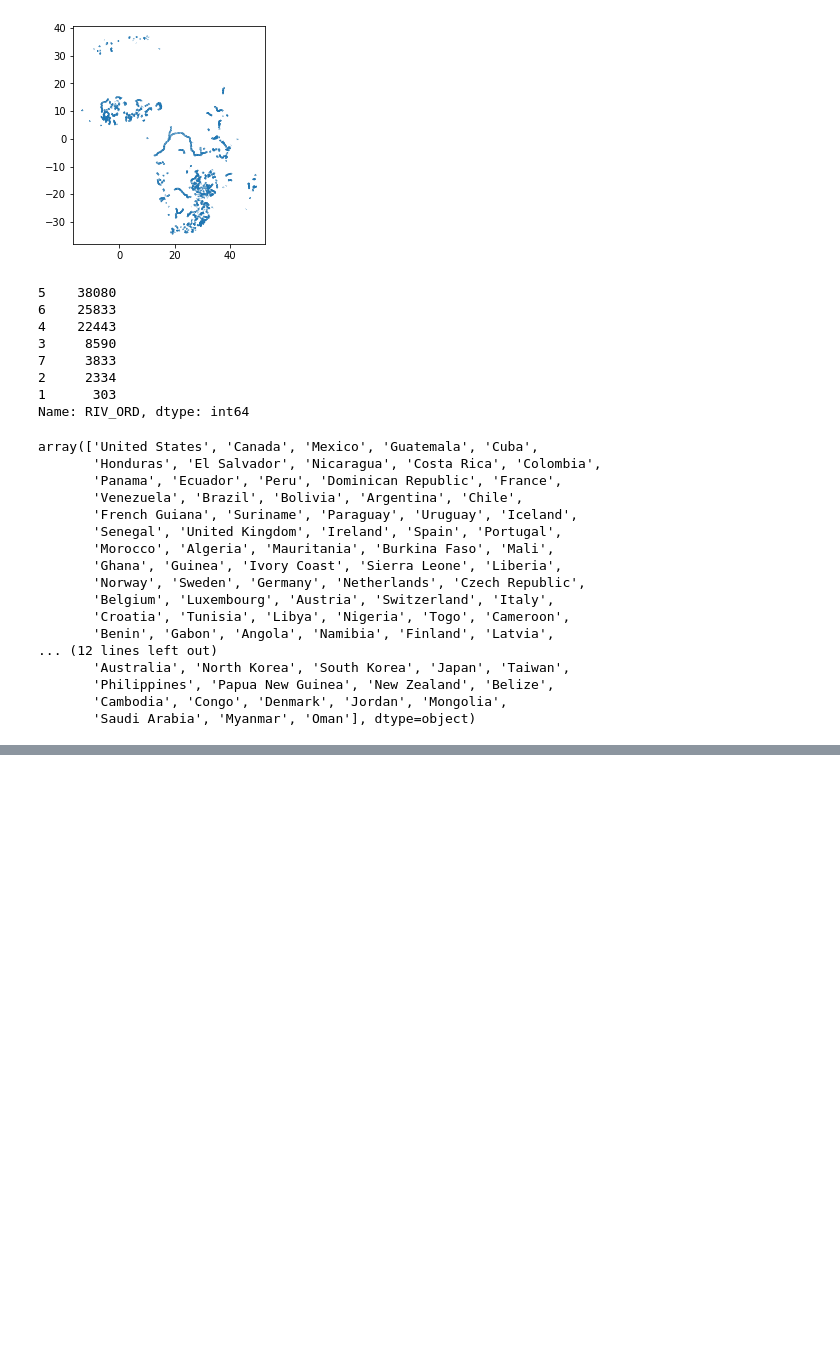
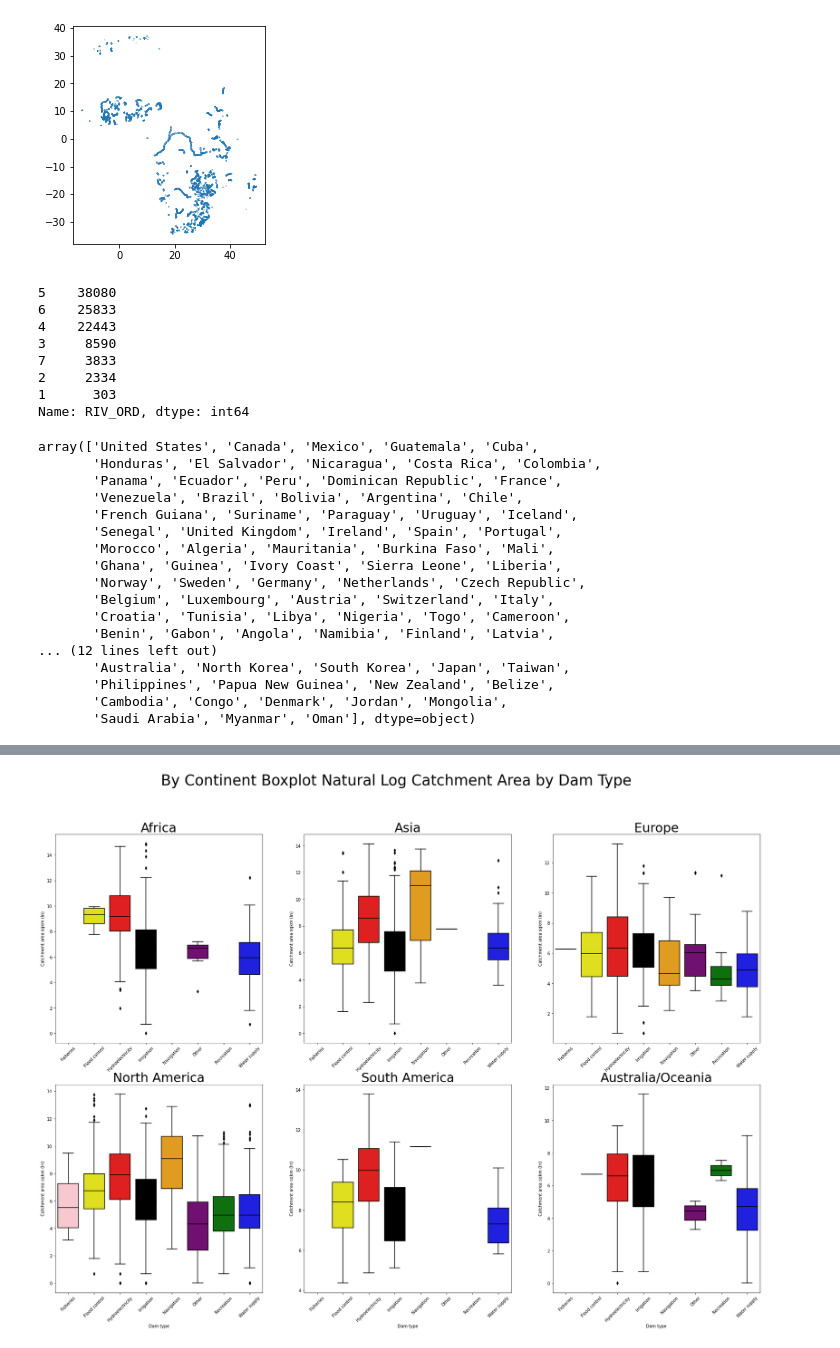
Before and after one commit to brianpinke/ea-2021-final-project-dam-project, a Jupyter notebook: brian.ipynb, the cells around one changed output, grey strips where cells are left out. Saved outputs shown, nothing was run; the diff lists cells and outputs as text; code cells hidden in the pictures; blank space fills up the shorter version.

Commit message:
added boxplots and fixed barplots

```diff
--- a/brian.ipynb
+++ b/brian.ipynb
@@ -370,12 +383,12 @@ plt.show
 # %%
-dam_africa.reset_index()
-for ctype, dam_africa in dam_africa.groupby("MAIN_USE"):
-    print(ctype)
-dam_africa2
+# dam_africa.reset_index()
+# for ctype, dam_africa in dam_africa.groupby("MAIN_USE"):
+#     print(ctype)
+# dam_africa2
 # %%
-dam_africa = grand_plot_locations[grand_plot_locations['COUNTRY'].isin(africa_country)].groupby("MAIN_USE").count().reset_index()
-dam_asia = grand_plot_locations[grand_plot_locations['COUNTRY'].isin(asia_country)].groupby("MAIN_USE").count()
-dam_europe = grand_plot_locations[grand_plot_locations['COUNTRY'].isin(europe_country)].groupby("MAIN_USE").count()
-dam_namerica = grand_plot_locations[grand_plot_locations['COUNTRY'].isin(namerica_country)].groupby("MAIN_USE").count()
-dam_samerica = grand_plot_locations[grand_plot_locations['COUNTRY'].isin(namerica_country)].groupby("MAIN_USE").count()
-dam_oceania = grand_plot_locations[grand_plot_locations['COUNTRY'].isin(namerica_country)].groupby("MAIN_USE").count()
+# dam_africa = grand_plot_locations[grand_plot_locations['COUNTRY'].isin(africa_country)].groupby("MAIN_USE").count().reset_index()
+# dam_asia = grand_plot_locations[grand_plot_locations['COUNTRY'].isin(asia_country)].groupby("MAIN_USE").count()
+# dam_europe = grand_plot_locations[grand_plot_locations['COUNTRY'].isin(europe_country)].groupby("MAIN_USE").count()
+# dam_namerica = grand_plot_locations[grand_plot_locations['COUNTRY'].isin(namerica_country)].groupby("MAIN_USE").count()
+# dam_samerica = grand_plot_locations[grand_plot_locations['COUNTRY'].isin(namerica_country)].groupby("MAIN_USE").count()
+# dam_oceania = grand_plot_locations[grand_plot_locations['COUNTRY'].isin(namerica_country)].groupby("MAIN_USE").count()
@@ -381,0 +430,74 @@ dam_oceania = grand_plot_locations[grand_plot_locations['COUNTRY'].isin(namerica
+# %%
+# Processing for all df for boxplots
+
+dam_africa['ln_CATCH_SKM'] = np.log(dam_africa['CATCH_SKM'])
+dam_africa = dam_africa.sort_values('MAIN_USE')
+
+dam_asia['ln_CATCH_SKM'] = np.log(dam_asia['CATCH_SKM'])
+dam_asia = dam_asia.sort_values('MAIN_USE')
+
+dam_europe['ln_CATCH_SKM'] = np.log(dam_europe['CATCH_SKM'])
+dam_europe = dam_europe.sort_values('MAIN_USE')
+
+dam_namerica['ln_CATCH_SKM'] = np.log(dam_namerica['CATCH_SKM'])
+dam_namerica = dam_namerica.sort_values('MAIN_USE')
+
+dam_samerica['ln_CATCH_SKM'] = np.log(dam_samerica['CATCH_SKM'])
+dam_samerica = dam_samerica.sort_values('MAIN_USE')
+
+dam_oceania['ln_CATCH_SKM'] = np.log(dam_oceania['CATCH_SKM'])
+dam_oceania = dam_oceania.sort_values('MAIN_USE')
+
+# Colors
+dam_color = {'Irrigation': 'black',
+            'Hydroelectricity': 'red',
+            'Water supply': 'blue',
+            'Flood control': 'yellow',
+            'Recreation': 'green',
+            'Other': 'purple',
+            'Navigation': 'orange',
+            'Fisheries': 'pink',
+            'Unknown': 'magenta'}
+
+# Create boxplot supfig
+fig, ((ax1, ax2, ax3), (ax4, ax5, ax6)) = plt.subplots(ncols=3, nrows=2, figsize=(30, 20))
+fig.suptitle("By Continent Boxplot Natural Log Catchment Area by Dam Type", fontsize = 35)
+
+# Create plots
+sns.boxplot(x="MAIN_USE", y="ln_CATCH_SKM", data=dam_africa, palette= dam_color, ax=ax1)
+ax1.xaxis.set_tick_params(rotation=45)
+ax1.set(xlabel="", ylabel="Catchment area sqkm (ln)")
+ax1.set_title('Africa', fontsize=30)
+
+sns.boxplot(x="MAIN_USE", y="ln_CATCH_SKM", data=dam_asia, palette= dam_color, ax=ax2)
+ax2.xaxis.set_tick_params(rotation=45)
+ax2.set(xlabel="", ylabel="Catchment area sqkm (ln)")
+ax2.set_title('Asia', fontsize=30)
+
+sns.boxplot(x="MAIN_USE", y="ln_CATCH_SKM", data=dam_europe, palette= dam_color, ax=ax3)
+ax3.xaxis.set_tick_params(rotation=45)
+ax3.set(xlabel="", ylabel="Catchment area sqkm (ln)")
+ax3.set_title('Europe', fontsize=30)
+
+sns.boxplot(x="MAIN_USE", y="ln_CATCH_SKM", data=dam_namerica, palette= dam_color, ax=ax4)
+ax4.xaxis.set_tick_params(rotation=45)
+ax4.set(xlabel="Dam type",
+       ylabel="Catchment area sqkm (ln)")
+ax4.set_title('North America', fontsize=30)
+
+sns.boxplot(x="MAIN_USE", y="ln_CATCH_SKM", data=dam_samerica, palette= dam_color, ax=ax5)
+ax5.xaxis.set_tick_params(rotation=45)
+ax5.set(xlabel="Dam type",
+       ylabel="Catchment area sqkm (ln)")
+ax5.set_title('South America', fontsize=30)
+
+sns.boxplot(x="MAIN_USE", y="ln_CATCH_SKM", data=dam_oceania, palette= dam_color, ax=ax6)
+ax6.xaxis.set_tick_params(rotation=45)
+ax6.set(xlabel="Dam type",
+       ylabel="Catchment area sqkm (ln)")
+ax6.set_title('Australia/Oceania', fontsize=30)
+
+
+plt.show()
+# %% [output]
+[figure, added]
```
Also changed, not shown: parts of 10 cells of this notebook.
